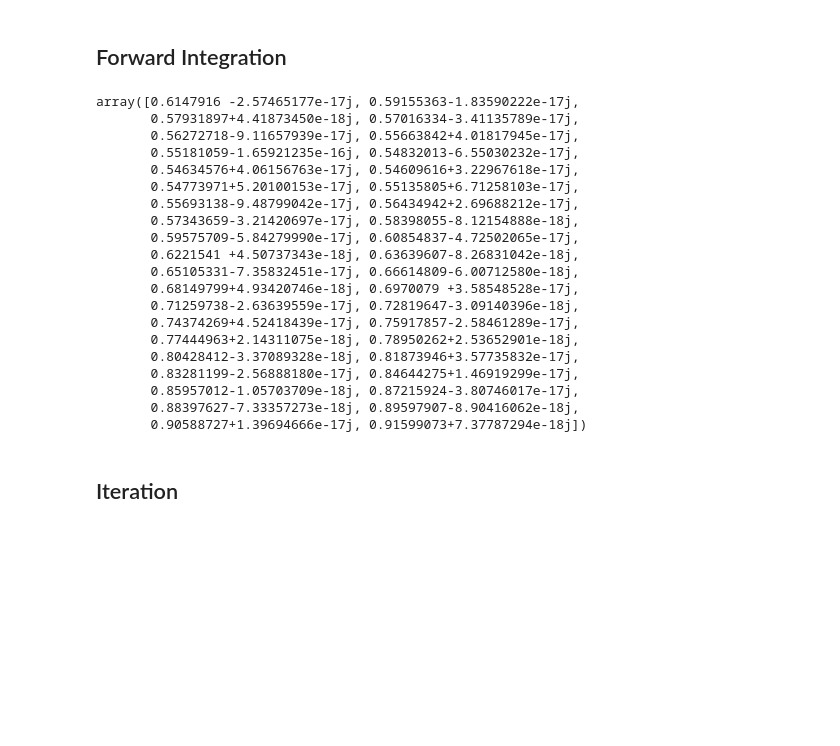
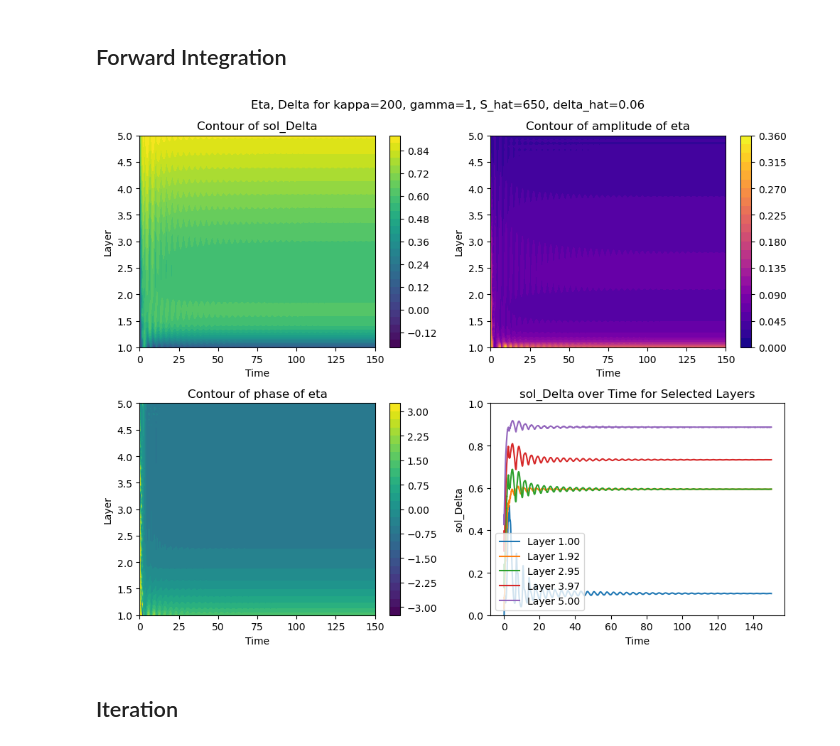
Before and after one commit to mjt257/SSWs, a Jupyter notebook: notebooks/steady_states_searching.ipynb, the cells around one changed output. Drawn from its saved outputs; the diff is of its cells as text; code cells hidden in the pictures; blank space fills up the shorter version.

```diff
--- a/notebooks/steady_states_searching.ipynb
+++ b/notebooks/steady_states_searching.ipynb
@@ -67,20 +67,22 @@ eta_init = eta_real_part + 1j * eta_imaginary_part
 # %%
 #Load Values
 #eigenvalues, eigenvectors = np.linalg.eig(build_LDelta(np.ones(N), Li * dz, oc * dz))
 Delta0_func = delta_init #lambda z : 1 #eigenvalues[1] * eigenvectors[:, 1] #
 eta0_func =  eta_init #eigenvectors[:, 1] + 0 * 1j#compute_eta_decomp(Delta0_func, Li, oc, S_hat, delta_hat, F_k, R, zg, k, num_eigenvalues = N)[0] #lambda z : 0 + 0j
 
 generate_plots = True
 save = False
-T_final = 15
+T_final = 150
 try:
     steady_states = np.load(f'../data_cache/steady_state_N={N}_S_hat={S_hat}_delta_hat={delta_hat}_kappa={kappa}_gamma={gamma}.npz')
     zg, sol_Delta, sol_eta = steady_states['zg'], steady_states['sol_Delta'], steady_states['sol_eta']
 except FileNotFoundError:
     if generate_plots:
         sol_Delta, sol_eta = generate_and_show_plots(kappa, gamma, S_hat, delta_hat, Delta0_func, eta0_func, Delta_E, R, k, zb, zt, N, T_final, Li, oc, zg, solver='RK45', levels = 30)
     else:
         sol_Delta, sol_eta = simulate(kappa, gamma, S_hat, delta_hat, Delta0_func, eta0_func, Delta_E, R, k, zb, zt, N, T_final, Li, oc, zg, solver='RK45')
 
     if save:
         np.savez(f'../data_cache/steady_state_N={N}_S_hat={S_hat}_delta_hat={delta_hat}_kappa={kappa}_gamma={gamma}.npz', zg = zg, sol_Delta = sol_Delta, sol_eta = sol_eta)
+# %% [output]
+[figure, added]
@@ -91,26 +89,3 @@ old_eta_init = eta_init
-# %%
-sol_Delta[:, -1]
-# %% [output]
-array([0.6147916 -2.57465177e-17j, 0.59155363-1.83590222e-17j,
-       0.57931897+4.41873450e-18j, 0.57016334-3.41135789e-17j,
-       0.56272718-9.11657939e-17j, 0.55663842+4.01817945e-17j,
-       0.55181059-1.65921235e-16j, 0.54832013-6.55030232e-17j,
-       0.54634576+4.06156763e-17j, 0.54609616+3.22967618e-17j,
-       0.54773971+5.20100153e-17j, 0.55135805+6.71258103e-17j,
-       0.55693138-9.48799042e-17j, 0.56434942+2.69688212e-17j,
-       0.57343659-3.21420697e-17j, 0.58398055-8.12154888e-18j,
-       0.59575709-5.84279990e-17j, 0.60854837-4.72502065e-17j,
-       0.6221541 +4.50737343e-18j, 0.63639607-8.26831042e-18j,
-       0.65105331-7.35832451e-17j, 0.66614809-6.00712580e-18j,
-       0.68149799+4.93420746e-18j, 0.6970079 +3.58548528e-17j,
-       0.71259738-2.63639559e-17j, 0.72819647-3.09140396e-18j,
-       0.74374269+4.52418439e-17j, 0.75917857-2.58461289e-17j,
-       0.77444963+2.14311075e-18j, 0.78950262+2.53652901e-18j,
-       0.80428412-3.37089328e-18j, 0.81873946+3.57735832e-17j,
-       0.83281199-2.56888180e-17j, 0.84644275+1.46919299e-17j,
-       0.85957012-1.05703709e-18j, 0.87215924-3.80746017e-17j,
-       0.88397627-7.33357273e-18j, 0.89597907-8.90416062e-18j,
-       0.90588727+1.39694666e-17j, 0.91599073+7.37787294e-18j])
 # %% [markdown]
 ## Iteration
 # %%
```
Also changed, not shown: parts of 19 cells of this notebook, 2 other files.
